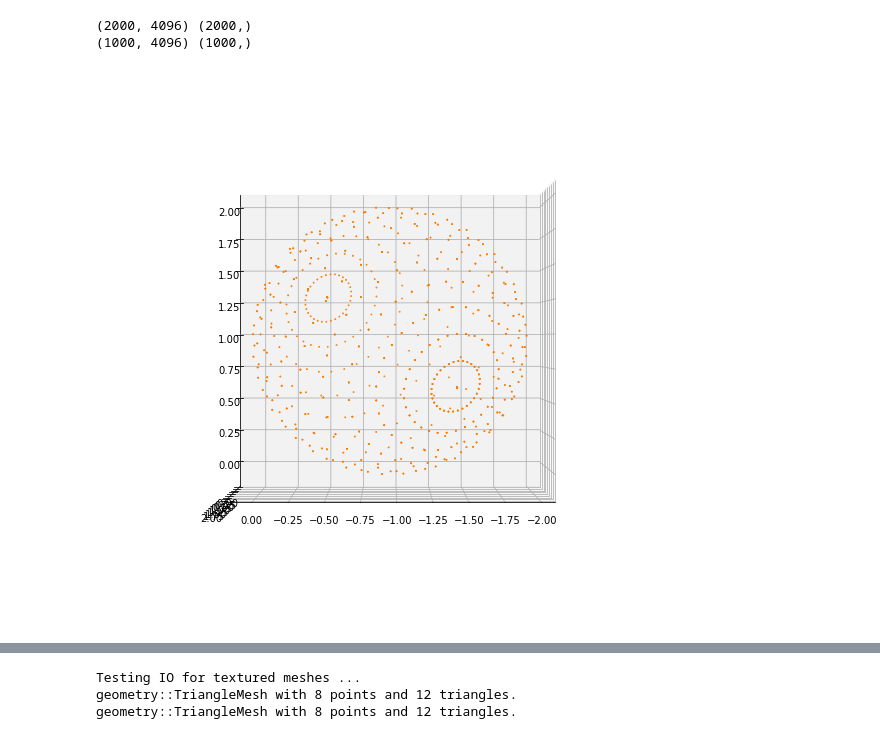
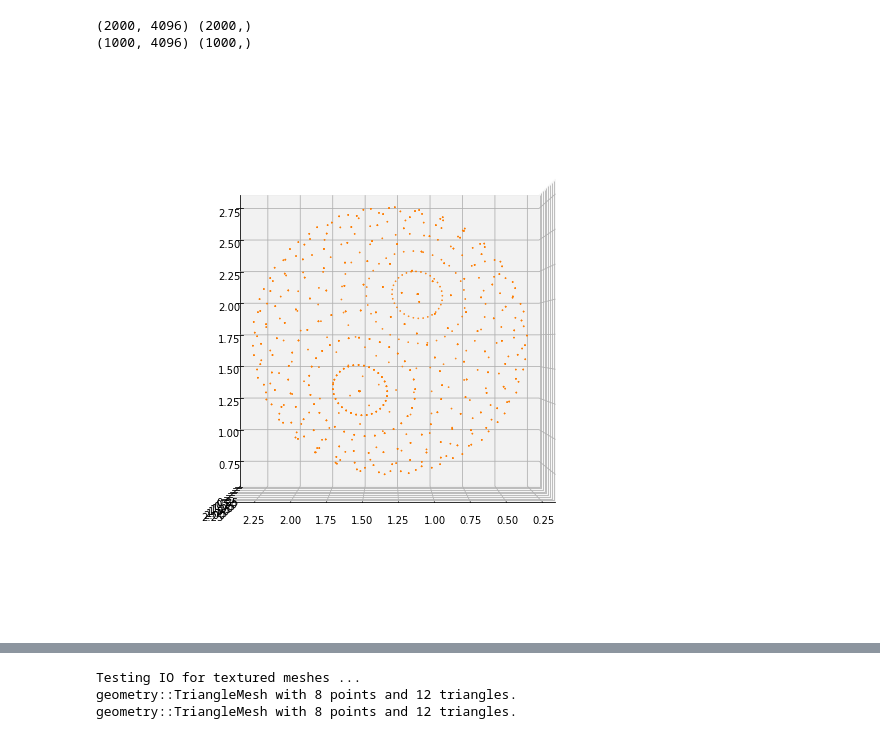
Before and after one commit to YaromirKo/3D_convolutional_neural_network, a Jupyter notebook: gw.ipynb, the cells around one changed output, grey strips where cells are left out. Drawn from its saved outputs; the diff is of its cells as text; code cells hidden in the pictures.

```diff
--- a/gw.ipynb
+++ b/gw.ipynb
@@ -320,10 +294,10 @@ print(test_x.shape, test_y.shape)
 # %%
 from pyntcloud import PyntCloud
 import pandas as pd
-cloud = PyntCloud.from_file("cube_0.ply")
+cloud = PyntCloud.from_file("sphere_4.ply")
 cloud.plot()
 # %% [output]
-[figure, old version]
+[figure, new version]
 # %%
 dop_mesh = cloud.get_sample("mesh_random", n=10000, as_PyntCloud=True)
 dop_mesh.plot()
```
Also changed, not shown: parts of 23 cells of this notebook.
